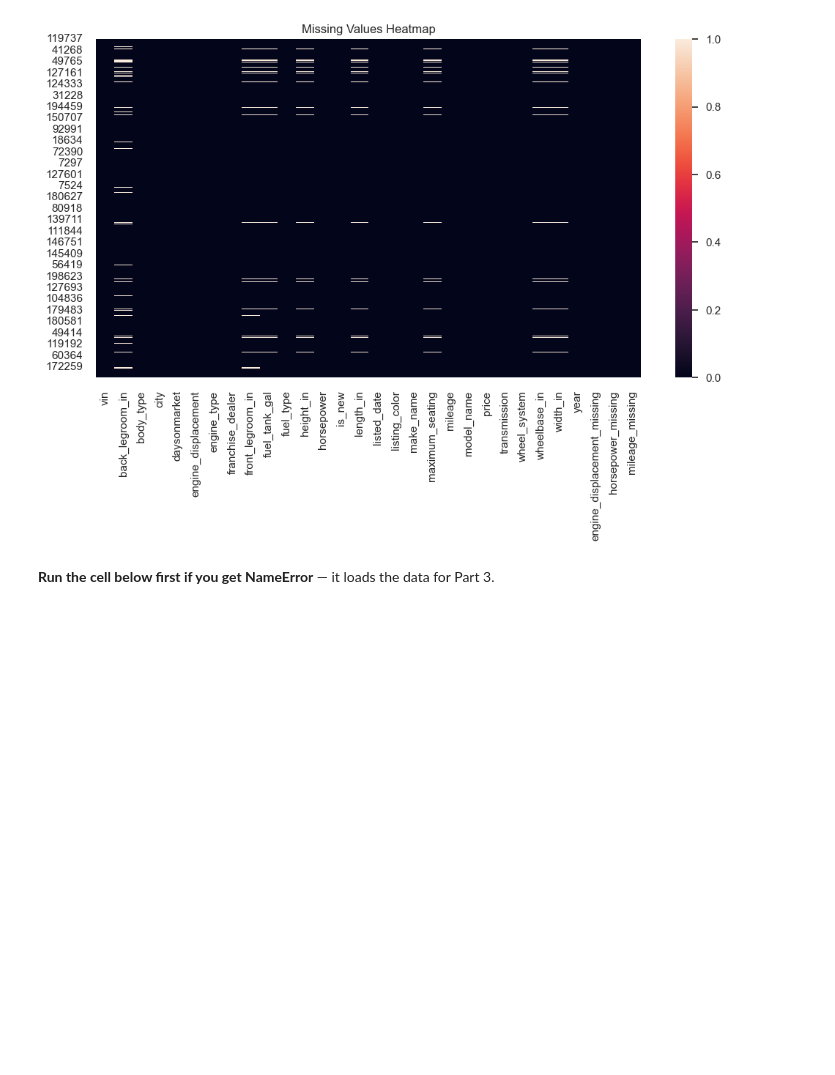
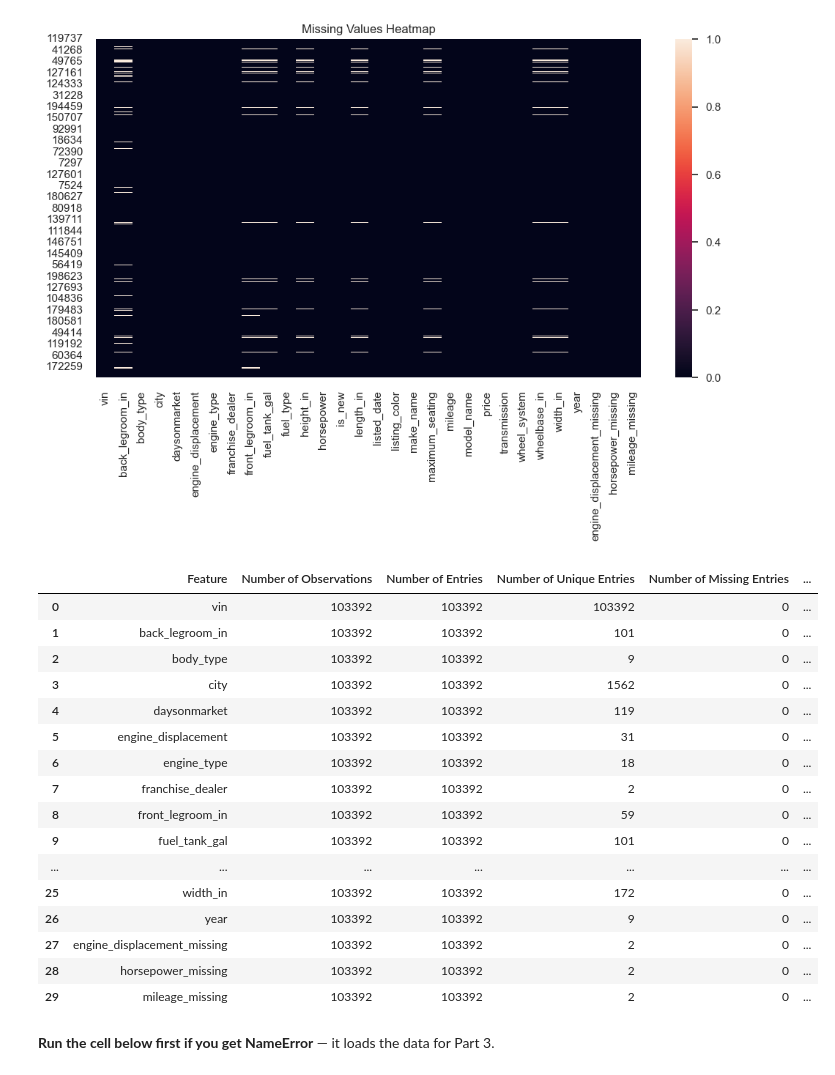
Before and after one commit to chalou123456/COMP333_Group_O, a Jupyter notebook: COMP333_PROJECT_GROUP_O.ipynb, the cells around one changed output. Saved outputs shown, nothing was run; the diff lists cells and outputs as text; code cells hidden in the pictures; blank space fills up the shorter version.

```diff
--- a/COMP333_PROJECT_GROUP_O.ipynb
+++ b/COMP333_PROJECT_GROUP_O.ipynb
@@ -631,6 +679,27 @@ except NameError:
 # %% [output]
 [figure]
 [figure]
+# %%
+cars_clean = remove_car_outliers(cars_clean)
+quantDDA(cars_clean)
+# %% [output]
+|  | Feature | Number of Observations | Number of Entries | Number of Unique Entries | Number of Missing Entries | ... |
+| 0 | vin | 103392 | 103392 | 103392 | 0 | ... |
+| 1 | back_legroom_in | 103392 | 103392 | 101 | 0 | ... |
+| 2 | body_type | 103392 | 103392 | 9 | 0 | ... |
+| 3 | city | 103392 | 103392 | 1562 | 0 | ... |
+| 4 | daysonmarket | 103392 | 103392 | 119 | 0 | ... |
+| 5 | engine_displacement | 103392 | 103392 | 31 | 0 | ... |
+| 6 | engine_type | 103392 | 103392 | 18 | 0 | ... |
+| 7 | franchise_dealer | 103392 | 103392 | 2 | 0 | ... |
+| 8 | front_legroom_in | 103392 | 103392 | 59 | 0 | ... |
+| 9 | fuel_tank_gal | 103392 | 103392 | 101 | 0 | ... |
+| ... | ... | ... | ... | ... | ... | ... |
+| 25 | width_in | 103392 | 103392 | 172 | 0 | ... |
+| 26 | year | 103392 | 103392 | 9 | 0 | ... |
+| 27 | engine_displacement_missing | 103392 | 103392 | 2 | 0 | ... |
+| 28 | horsepower_missing | 103392 | 103392 | 2 | 0 | ... |
+| 29 | mileage_missing | 103392 | 103392 | 2 | 0 | ... |
 # %% [markdown]
 **Run the cell below first if you get NameError** — it loads the data for Part 3.
 # %% [markdown]
```
Also changed, not shown: parts of 10 cells of this notebook.
